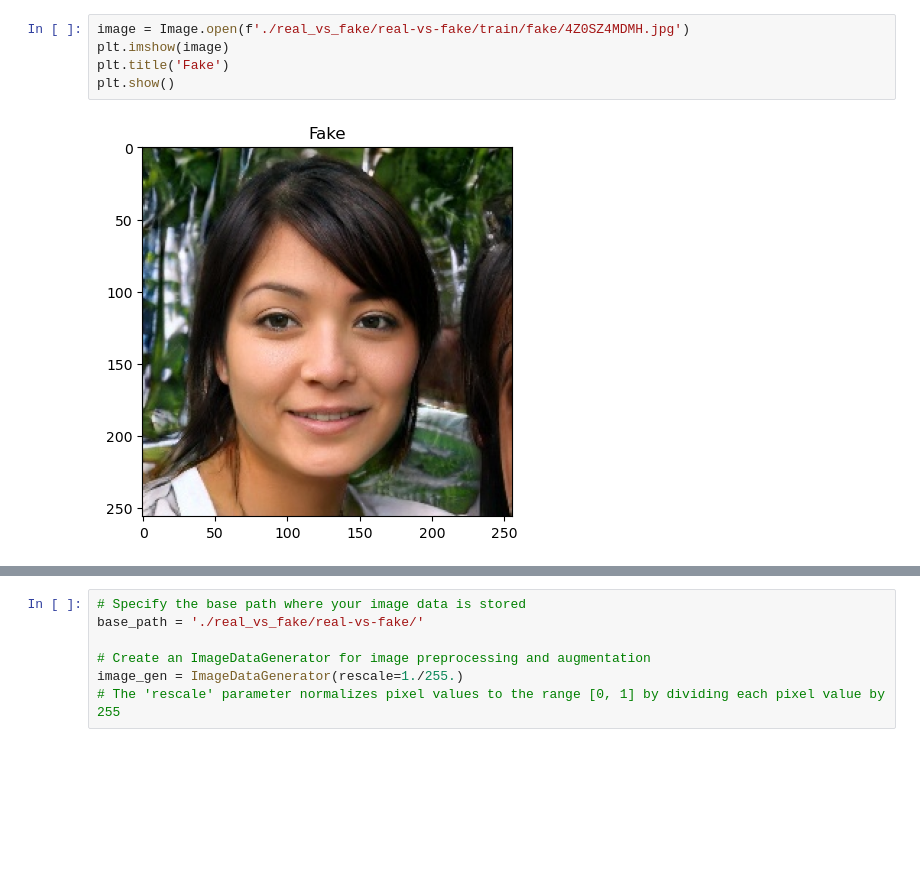
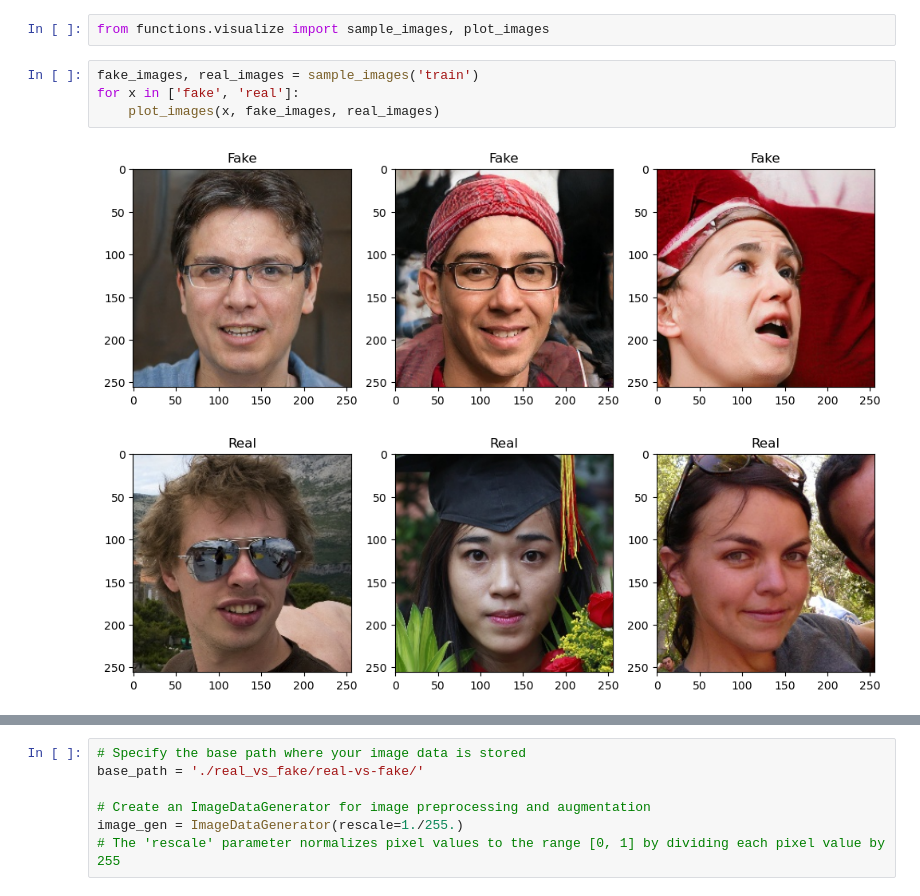
Before and after one commit to Kanustu/DeepFaceDetect, a Jupyter notebook: Notebooks/deepfake1.ipynb, the cells around one changed output, grey strips where cells are left out. Drawn from its saved outputs; the diff is of its cells as text; blank space fills up the shorter version.

```diff
--- a/Notebooks/deepfake1.ipynb
+++ b/Notebooks/deepfake1.ipynb
@@ -38,7 +15,9 @@ ImportError: cannot import name 'multi_plot' from 'functions' (/Users/jordankani
+# %%
+from functions.visualize import sample_images, plot_images
 # %%
-image = Image.open(f'./real_vs_fake/real-vs-fake/train/fake/4Z0SZ4MDMH.jpg')
-plt.imshow(image)
-plt.title('Fake')
-plt.show()
+fake_images, real_images = sample_images('train')
+for x in ['fake', 'real']:
+    plot_images(x, fake_images, real_images)
 # %% [output]
-[figure, old version]
+[figure, new version]
+[figure, added]
```
Also changed, not shown: parts of 8 cells of this notebook.
